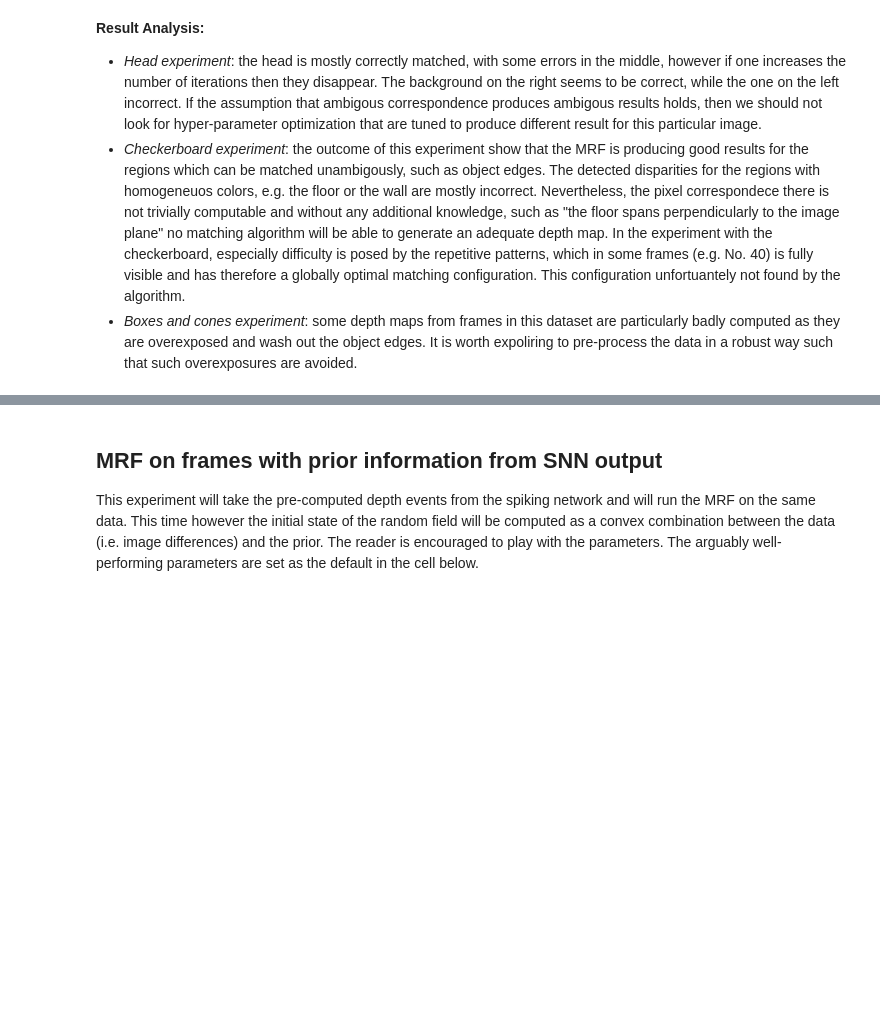
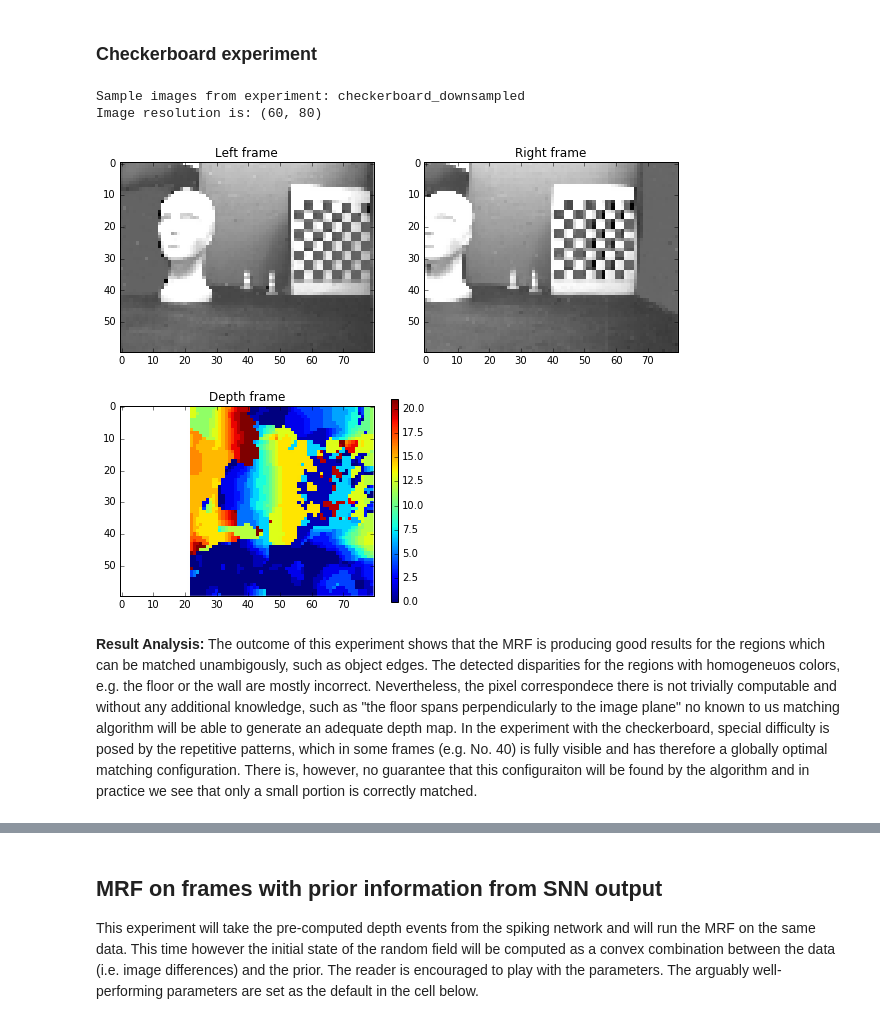
Before and after one commit to gdikov/hybrid-stereo-matching, a Jupyter notebook: notebooks/evaluation.ipynb, the cells around one changed output, grey strips where cells are left out. Cells and saved outputs as stored; diff of their text form; code cells hidden in the pictures; blank space fills up the shorter version.

```diff
--- a/notebooks/evaluation.ipynb
+++ b/notebooks/evaluation.ipynb
@@ -293,5 +452,16 @@ Image resolution is: (60, 70)
+# %% [markdown]
+### Checkerboard experiment
+# %%
+experiment_name = 'checkerboard_downsampled'
+disparity_max_checkerboard = 22 # note that these should be scaled if the scale factor in the config file is changed.
+frame_id_checkerboard = 40
+
+depth_map_raw_checkerboard = run_mrf_without_prior(experiment_name, disparity_max_checkerboard,
+                                                   frame_id=frame_id_checkerboard, n_iter=5)
+# %% [output]
+Sample images from experiment: checkerboard_downsampled
+Image resolution is: (60, 80)
+[figure, added]
 # %% [markdown]
 **Result Analysis:**
-- _Head experiment_: the head is mostly correctly matched, with some errors in the middle, however if one increases the number of iterations then they disappear. The background on the right seems to be correct, while the one on the left incorrect. If the assumption that ambigous correspondence produces ambigous results holds, then we should not look for hyper-parameter optimization that are tuned to produce different result for this particular image.
-- _Checkerboard experiment_: the outcome of this experiment show that the MRF is producing good results for the regions which can be matched unambigously, such as object edges. The detected disparities for the regions with homogeneuos colors, e.g. the floor or the wall are mostly incorrect. Nevertheless, the pixel correspondece there is not trivially computable and without any additional knowledge, such as "the floor spans perpendicularly to the image plane" no matching algorithm will be able to generate an adequate depth map. In the experiment with the checkerboard, especially difficulty is posed by the repetitive patterns, which in some frames (e.g. No. 40) is fully visible and has therefore a globally optimal matching configuration. This configuration unfortuantely not found by the algorithm.
-- _Boxes and cones experiment_: some depth maps from frames in this dataset are particularly badly computed as they are overexposed and wash out the object edges. It is worth expoliring to pre-process the data in a robust way such that such overexposures are avoided.
+The outcome of this experiment shows that the MRF is producing good results for the regions which can be matched unambigously, such as object edges. The detected disparities for the regions with homogeneuos colors, e.g. the floor or the wall are mostly incorrect. Nevertheless, the pixel correspondece there is not trivially computable and without any additional knowledge, such as "the floor spans perpendicularly to the image plane" no known to us matching algorithm will be able to generate an adequate depth map. In the experiment with the checkerboard, special difficulty is posed by the repetitive patterns, which in some frames (e.g. No. 40) is fully visible and has therefore a globally optimal matching configuration. There is, however, no guarantee that this configuraiton will be found by the algorithm and in practice we see that only a small portion is correctly matched.
```
Also changed, not shown: parts of 36 cells of this notebook.
